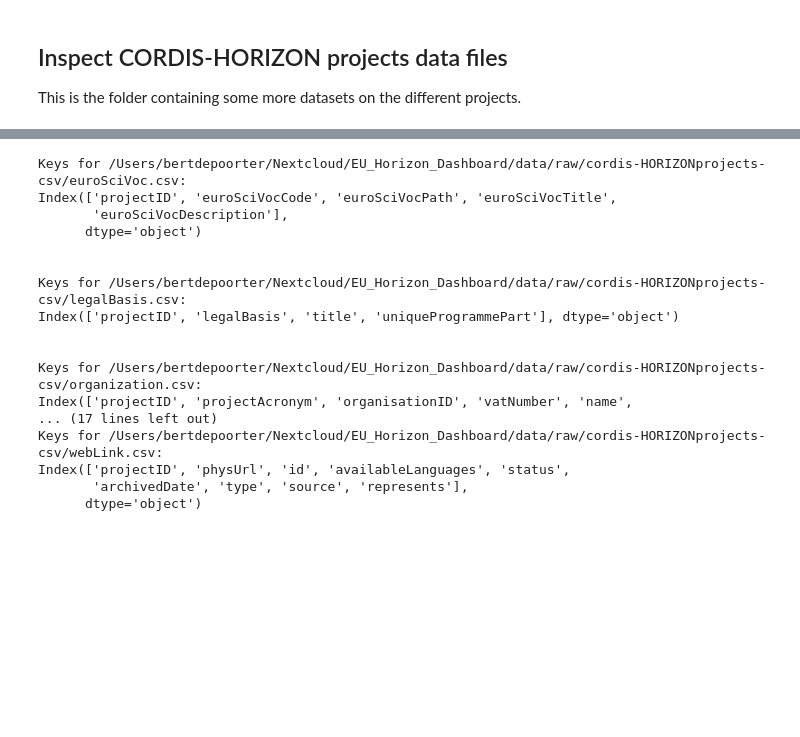
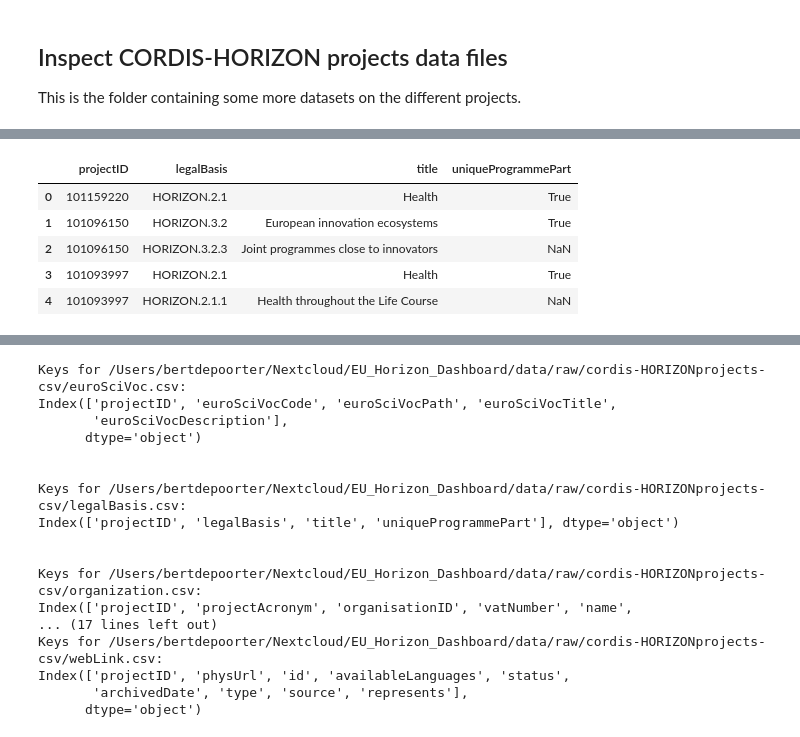
Before and after one commit to sulikismaylovv/EU_Horizon_Dashboard, a Jupyter notebook: notebooks/01_data_preparation.ipynb, the cells around one changed output, grey strips where cells are left out. Saved outputs shown, nothing was run; the diff lists cells and outputs as text; code cells hidden in the pictures; blank space fills up the shorter version.

```diff
--- a/notebooks/01_data_preparation.ipynb
+++ b/notebooks/01_data_preparation.ipynb
@@ -576,0 +586,9 @@ web_link_df = pd.read_csv(webLink_path, **read_csv_options)
+# %%
+legal_basis_df.head()
+# %% [output]
+|  | projectID | legalBasis | title | uniqueProgrammePart |
+| 0 | 101159220 | HORIZON.2.1 | Health | True |
+| 1 | 101096150 | HORIZON.3.2 | European innovation ecosystems | True |
+| 2 | 101096150 | HORIZON.3.2.3 | Joint programmes close to innovators | NaN |
+| 3 | 101093997 | HORIZON.2.1 | Health | True |
+| 4 | 101093997 | HORIZON.2.1.1 | Health throughout the Life Course | NaN |
```
Also changed, not shown: parts of 6 cells of this notebook, 3 other files.
